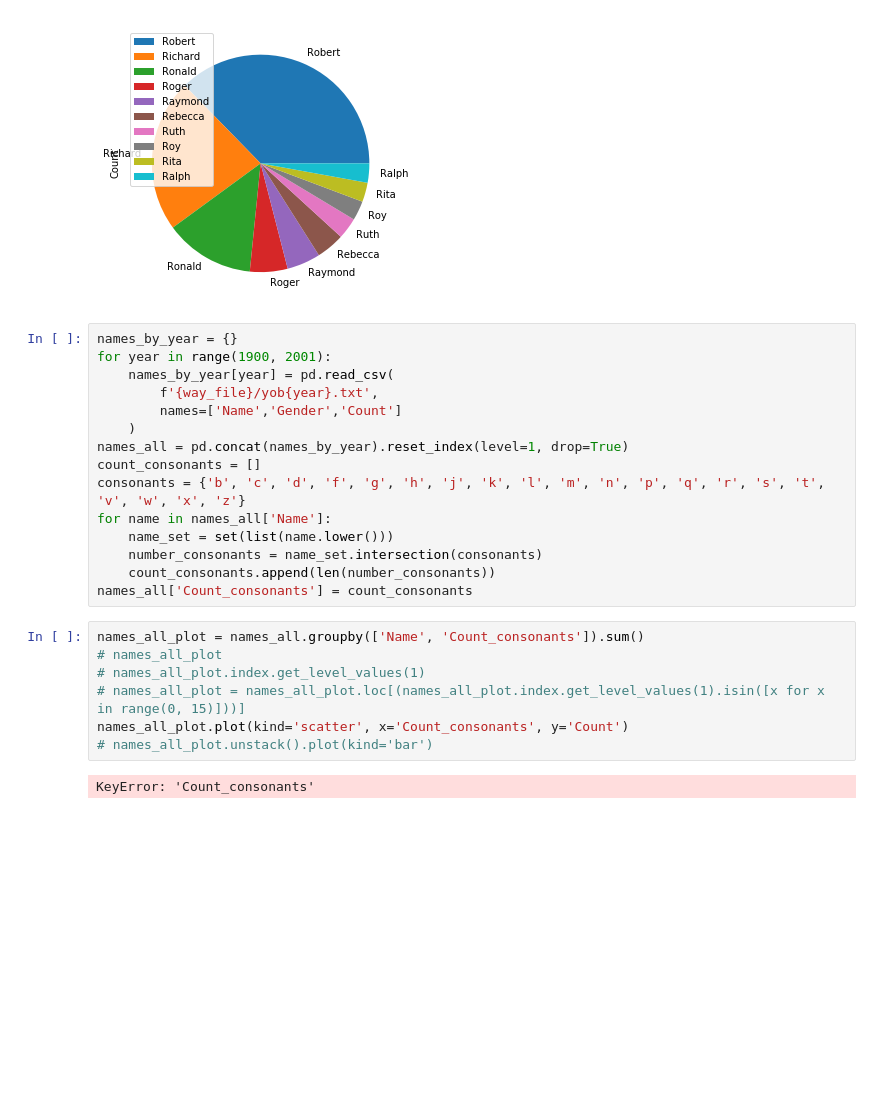
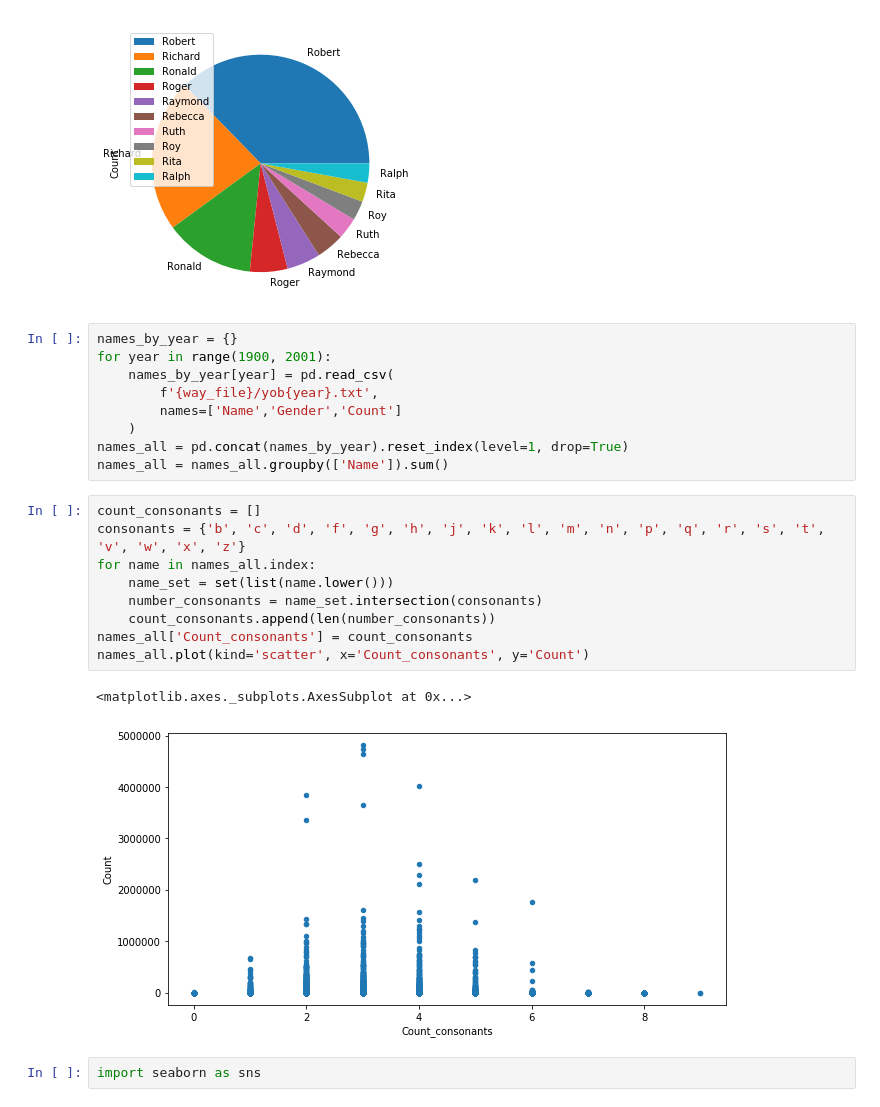
Before and after one commit to KolosovAnton/Data_analysis, a Jupyter notebook: Data_analysis_2.ipynb, the cells around one changed output. Cells and saved outputs as stored; diff of their text form; blank space fills up the shorter version.

```diff
--- a/Data_analysis_2.ipynb
+++ b/Data_analysis_2.ipynb
@@ -53,27 +53,26 @@ name_dynamics.plot(kind='pie', y='Count')
 # %% [output]
 <matplotlib.axes._subplots.AxesSubplot at 0x...>
 [figure]
+# %%
+names_by_year = {}
+for year in range(1900, 2001):
+    names_by_year[year] = pd.read_csv(
+        f'{way_file}/yob{year}.txt',
+        names=['Name','Gender','Count']
+    )
+names_all = pd.concat(names_by_year).reset_index(level=1, drop=True)
+names_all = names_all.groupby(['Name']).sum()
 # %%
-names_by_year = {}
-for year in range(1900, 2001):
-    names_by_year[year] = pd.read_csv(
-        f'{way_file}/yob{year}.txt',
-        names=['Name','Gender','Count']
-    )
-names_all = pd.concat(names_by_year).reset_index(level=1, drop=True)
 count_consonants = []
 consonants = {'b', 'c', 'd', 'f', 'g', 'h', 'j', 'k', 'l', 'm', 'n', 'p', 'q', 'r', 's', 't', 'v', 'w', 'x', 'z'}
-for name in names_all['Name']:
+for name in names_all.index:
     name_set = set(list(name.lower()))
     number_consonants = name_set.intersection(consonants)
     count_consonants.append(len(number_consonants))
 names_all['Count_consonants'] = count_consonants
+names_all.plot(kind='scatter', x='Count_consonants', y='Count')
+# %% [output]
+<matplotlib.axes._subplots.AxesSubplot at 0x...>
+[figure, added]
-# %%
-names_all_plot = names_all.groupby(['Name', 'Count_consonants']).sum()
-# names_all_plot
-# names_all_plot.index.get_level_values(1)
-# names_all_plot = names_all_plot.loc[(names_all_plot.index.get_level_values(1).isin([x for x in range(0, 15)]))]
-names_all_plot.plot(kind='scatter', x='Count_consonants', y='Count')
-# names_all_plot.unstack().plot(kind='bar')
-# %% [output]
-KeyError: 'Count_consonants'
+# %%
+import seaborn as sns
```
Also changed, not shown: parts of 1 cell of this notebook.
